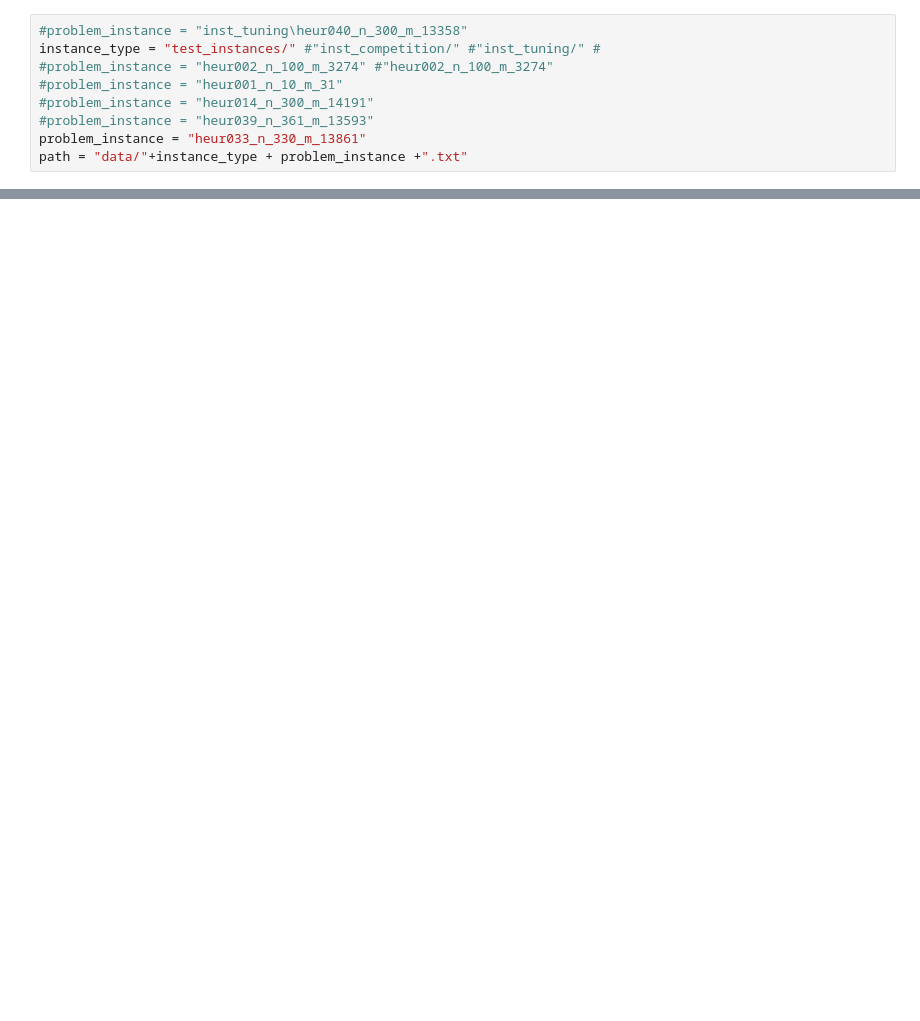
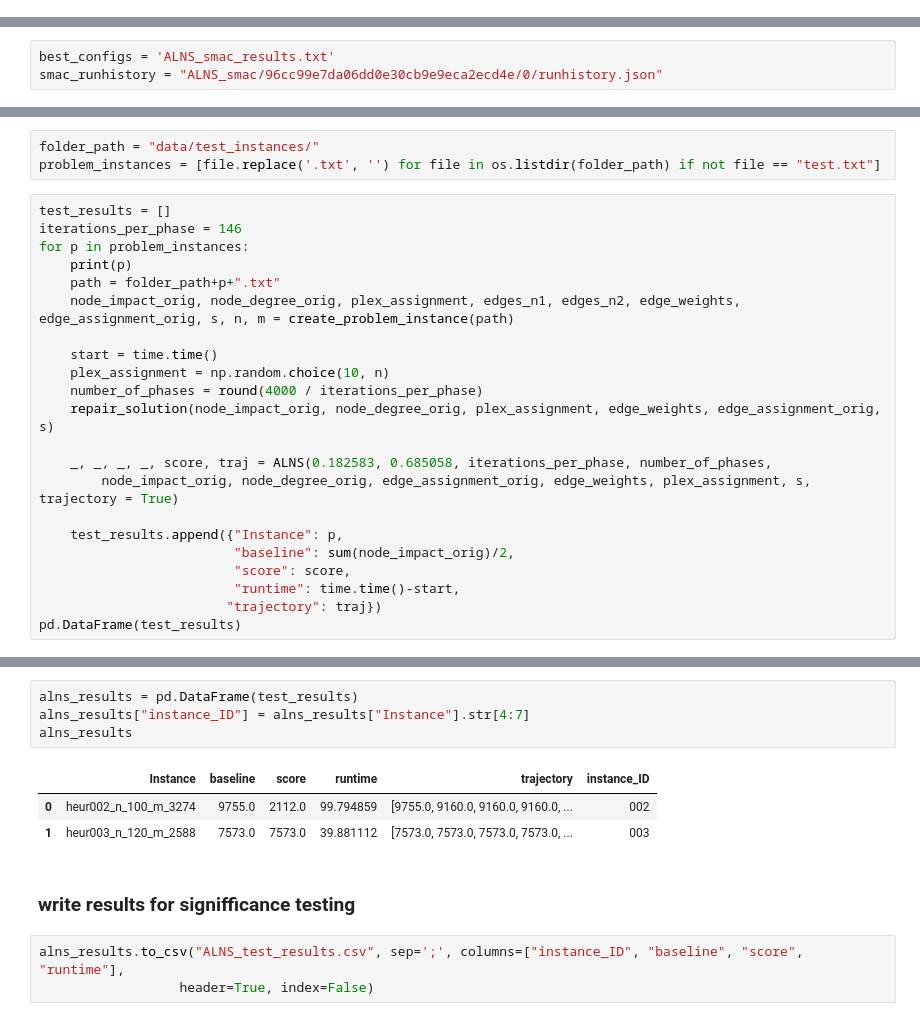
Before and after one commit to HolzingerAlexander/HeuristicOptimization, a Jupyter notebook: ALNS.ipynb, the cells around one changed output, grey strips where cells are left out. Drawn from its saved outputs; the diff is of its cells as text; blank space fills up the shorter version.

```diff
--- a/ALNS.ipynb
+++ b/ALNS.ipynb
@@ -7,10 +11 @@ import random
 from helper_functions_assignment2 import*
-# %%
-#problem_instance = "inst_tuning\heur040_n_300_m_13358"
-instance_type = "test_instances/" #"inst_competition/" #"inst_tuning/" #
-#problem_instance = "heur002_n_100_m_3274" #"heur002_n_100_m_3274"
-#problem_instance = "heur001_n_10_m_31"
-#problem_instance = "heur014_n_300_m_14191"
-#problem_instance = "heur039_n_361_m_13593"
-problem_instance = "heur033_n_330_m_13861"
-path = "data/"+instance_type + problem_instance +".txt"
@@ -213,0 +14,3 @@ KeyboardInterrupt:
+# %%
+best_configs = 'ALNS_smac_results.txt'
+smac_runhistory = "ALNS_smac/96cc99e7da06dd0e30cb9e9eca2ecd4e/0/runhistory.json"
@@ -213,0 +128,25 @@ KeyboardInterrupt:
+# %%
+folder_path = "data/test_instances/"
+problem_instances = [file.replace('.txt', '') for file in os.listdir(folder_path) if not file == "test.txt"]
+# %%
+test_results = []
+iterations_per_phase = 146
+for p in problem_instances:
+    print(p)
+    path = folder_path+p+".txt"
+    node_impact_orig, node_degree_orig, plex_assignment, edges_n1, edges_n2, edge_weights, edge_assignment_orig, s, n, m = create_problem_instance(path)
+
+    start = time.time()
+    plex_assignment = np.random.choice(10, n)
+    number_of_phases = round(4000 / iterations_per_phase)
+    repair_solution(node_impact_orig, node_degree_orig, plex_assignment, edge_weights, edge_assignment_orig, s)
+
+    _, _, _, _, score, traj = ALNS(0.182583, 0.685058, iterations_per_phase, number_of_phases,
+        node_impact_orig, node_degree_orig, edge_assignment_orig, edge_weights, plex_assignment, s, trajectory = True)
+
+    test_results.append({"Instance": p,
+                         "baseline": sum(node_impact_orig)/2,
+                         "score": score,
+                         "runtime": time.time()-start,
+                        "trajectory": traj})
+pd.DataFrame(test_results)
@@ -213,0 +168,13 @@ KeyboardInterrupt:
+# %%
+alns_results = pd.DataFrame(test_results)
+alns_results["instance_ID"] = alns_results["Instance"].str[4:7]
+alns_results
+# %% [output]
+|  | Instance | baseline | score | runtime | trajectory | instance_ID |
+| 0 | heur002_n_100_m_3274 | 9755.0 | 2112.0 | 99.794859 | [9755.0, 9160.0, 9160.0, 9160.0, ... | 002 |
+| 1 | heur003_n_120_m_2588 | 7573.0 | 7573.0 | 39.881112 | [7573.0, 7573.0, 7573.0, 7573.0, ... | 003 |
+# %% [markdown]
+### write results for signifficance testing
+# %%
+alns_results.to_csv("ALNS_test_results.csv", sep=';', columns=["instance_ID", "baseline", "score", "runtime"],
+                  header=True, index=False)
```
Also changed, not shown: parts of 17 cells of this notebook, 1 other file.
